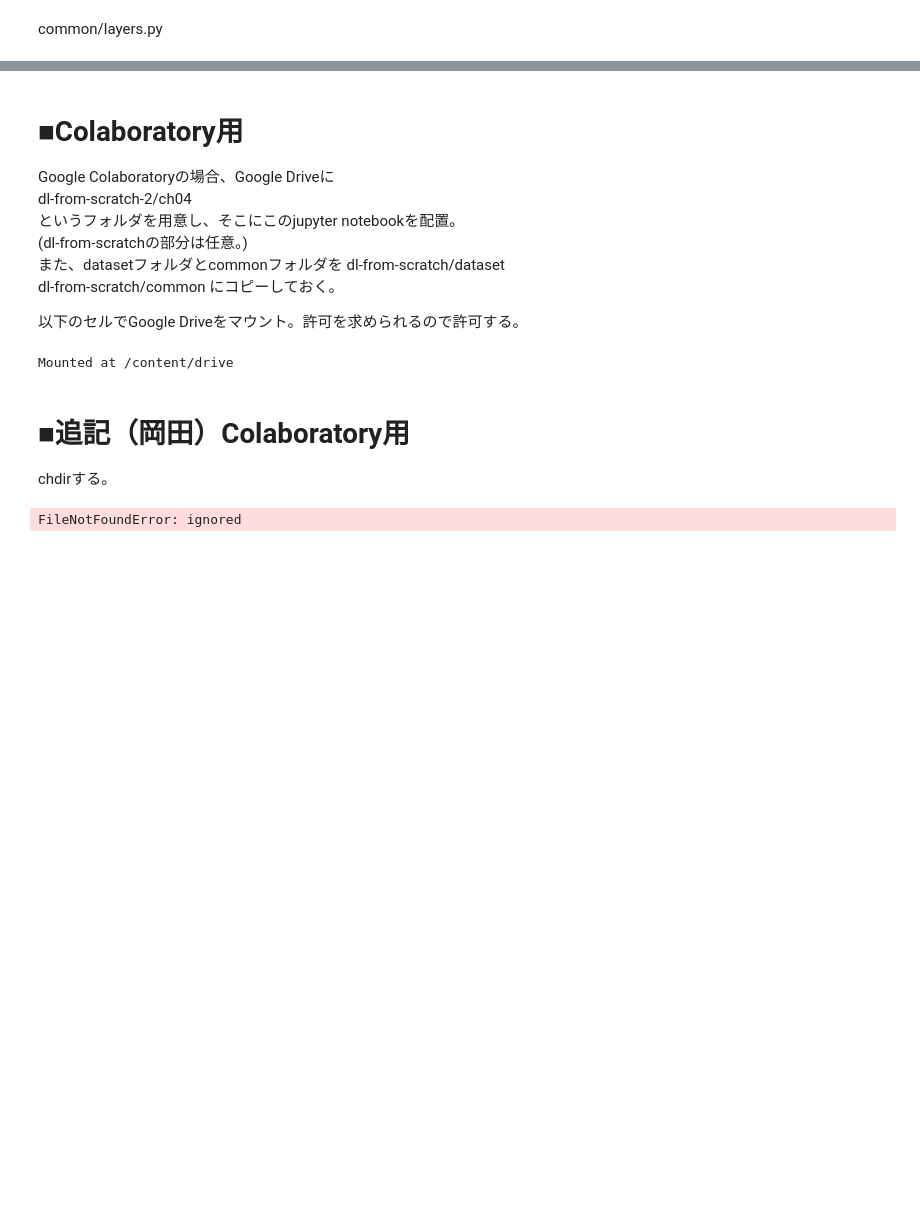
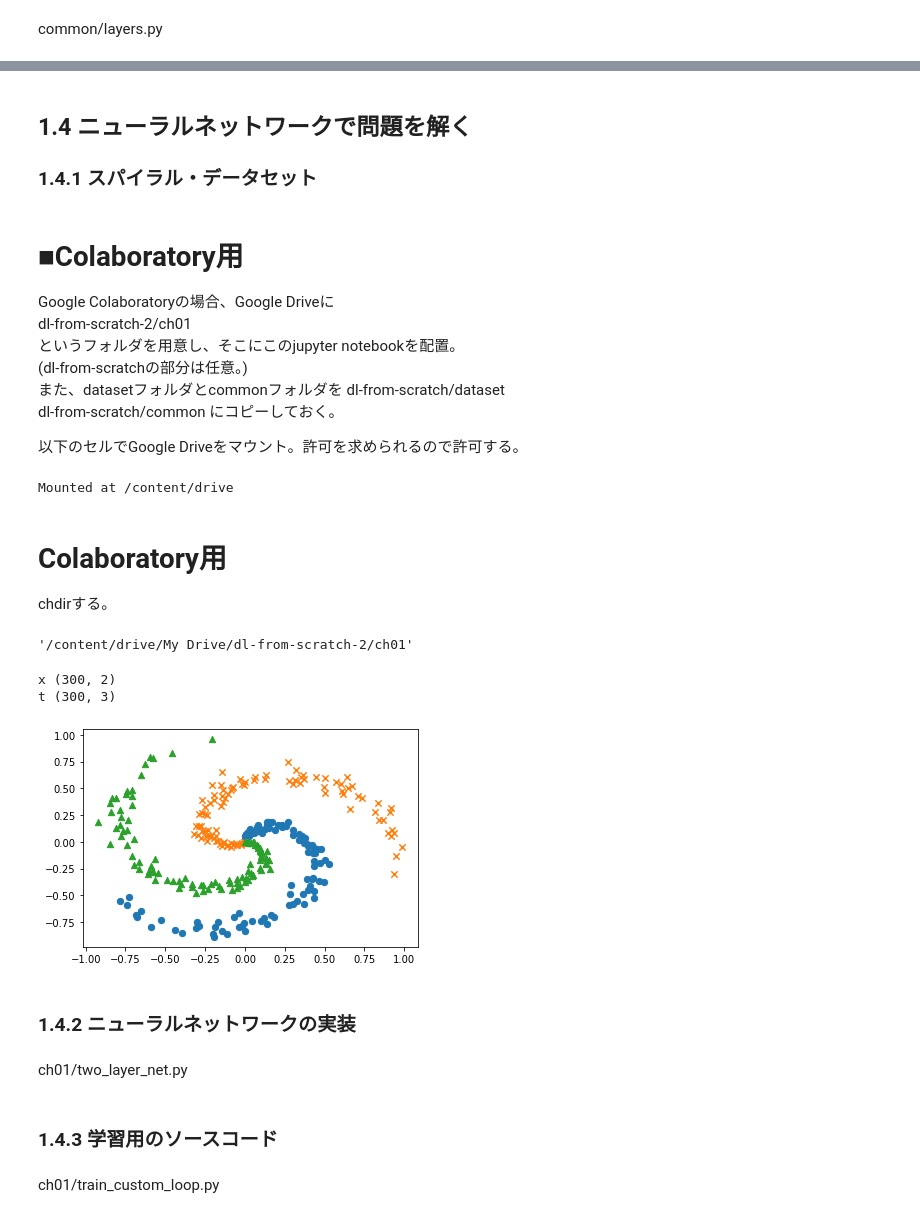
Before and after one commit to okada-tak/deep-learning-from-scratch-2, a Jupyter notebook: notebooks/ch01.ipynb, the cells around one changed output, grey strips where cells are left out. Drawn from its saved outputs; the diff is of its cells as text; code cells hidden in the pictures; blank space fills up the shorter version.

Commit message:
Colaboratory を使用して作成しました

```diff
--- a/notebooks/ch01.ipynb
+++ b/notebooks/ch01.ipynb
@@ -429,7 +456,10 @@ class SoftmaxWithLoss:
+# %% [markdown]
+## 1.4 ニューラルネットワークで問題を解く
+### 1.4.1 スパイラル・データセット
 # %% [markdown]
 # ■Colaboratory用
 Google Colaboratoryの場合、Google Driveに
-dl-from-scratch-2/ch04
+dl-from-scratch-2/ch01
 というフォルダを用意し、そこにこのjupyter notebookを配置。
 (dl-from-scratchの部分は任意。)
 また、datasetフォルダとcommonフォルダを
@@ -444,11 +474,38 @@ drive.mount('/content/drive')
 # %% [output]
 Mounted at /content/drive
 # %% [markdown]
-# ■追記（岡田）Colaboratory用
+# Colaboratory用
 chdirする。
 # %%
 import sys,os
-os.chdir('/content/drive/My Drive/dl-from-scratch-2/')
+os.chdir('/content/drive/My Drive/dl-from-scratch-2/ch01')
 os.getcwd()
 # %% [output]
-FileNotFoundError: ignored
+'/content/drive/My Drive/dl-from-scratch-2/ch01'
+# %%
+# coding: utf-8
+import sys
+sys.path.append('..')  # 親ディレクトリのファイルをインポートするための設定
+from dataset import spiral
+import matplotlib.pyplot as plt
+
+
+x, t = spiral.load_data()
+print('x', x.shape)  # (300, 2)
+print('t', t.shape)  # (300, 3)
+
+# データ点のプロット
+N = 100
+CLS_NUM = 3
+markers = ['o', 'x', '^']
+for i in range(CLS_NUM):
+    plt.scatter(x[i*N:(i+1)*N, 0], x[i*N:(i+1)*N, 1], s=40, marker=markers[i])
+plt.show()
+# %% [output]
+x (300, 2)
+t (300, 3)
+[figure, added]
+# %% [markdown]
+### 1.4.2 ニューラルネットワークの実装
+# %% [markdown]
+ch01/two_layer_net.py
@@ -454,0 +559,4 @@ FileNotFoundError: ignored
+# %% [markdown]
+### 1.4.3 学習用のソースコード
+# %% [markdown]
+ch01/train_custom_loop.py
```
Also changed, not shown: parts of 20 cells of this notebook.
